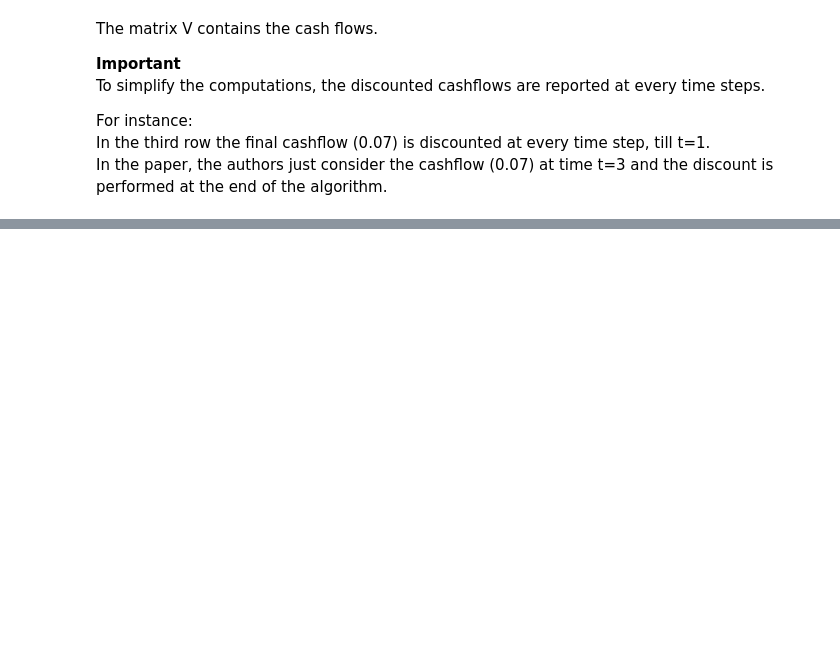
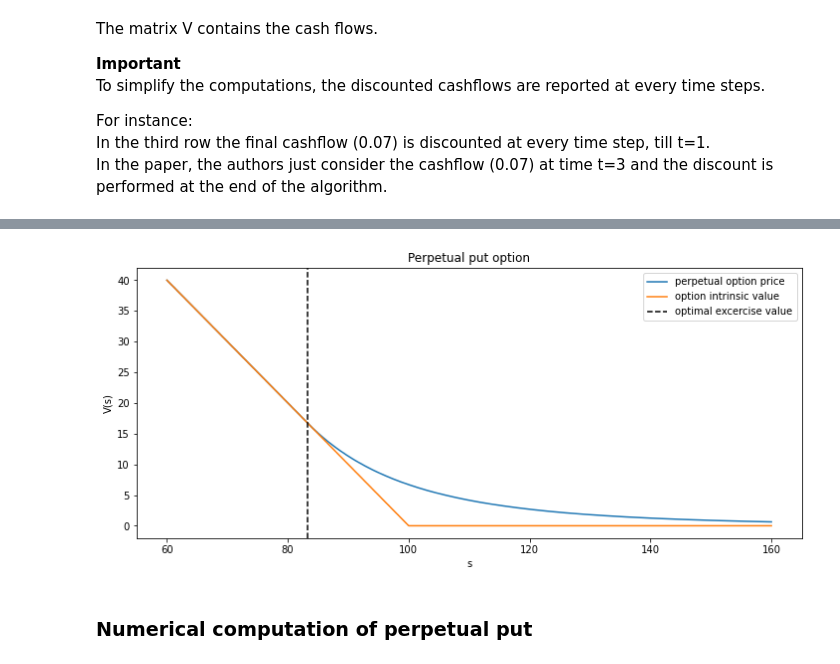
Before and after one commit to cantaro86/Financial-Models-Numerical-Methods, a Jupyter notebook: 2.3 American Options.ipynb, the cells around one changed output, grey strips where cells are left out. Cells and saved outputs as stored; diff of their text form; code cells hidden in the pictures; blank space fills up the shorter version.

Commit message:
New section on Amercan options and general error corrections

```diff
--- a/2.3 American Options.ipynb
+++ b/2.3 American Options.ipynb
@@ -223,0 +303,23 @@ $\displaystyle \left[\begin{matrix}0.0 & 0.0 & 0.0 & 0.0\\0.0 & 0.0 & 0.0 & 0.0\
+# %%
+def perpetual_put(S, K, sigma, r):
+    """  analytical formula for perpetual put option """
+    s0 = K / (sigma**2/(2*r) + 1)
+    B = sigma**2/(2*r) * s0**((2*r)/sigma**2 + 1)
+    return np.where( S<s0, K-S, B*S**(-2*r/sigma**2) )
+# %%
+S = np.linspace(60,160,1000)    # stock price
+K=100.0     # strike
+r=0.1       # risk free rate
+sig=0.2     # diffusion coefficient or volatility
+s0 = K / (sig**2/(2*r) + 1)     # optimal excercise value
+# %%
+fig = plt.figure(figsize=(12,5))
+plt.plot(S, perpetual_put(S,K,sig,r), label="perpetual option price")
+plt.plot(S, np.maximum(K-S,0), label="option intrinsic value")
+plt.axvline(x=s0, color='k', linestyle='--', label="optimal excercise value")
+plt.xlabel("s"); plt.ylabel("V(s)"); plt.title("Perpetual put option"); plt.legend()
+plt.show()
+# %% [output]
+[figure, added]
+# %% [markdown]
+### Numerical computation of perpetual put
```
Also changed, not shown: parts of 25 cells of this notebook, 16 other files.
